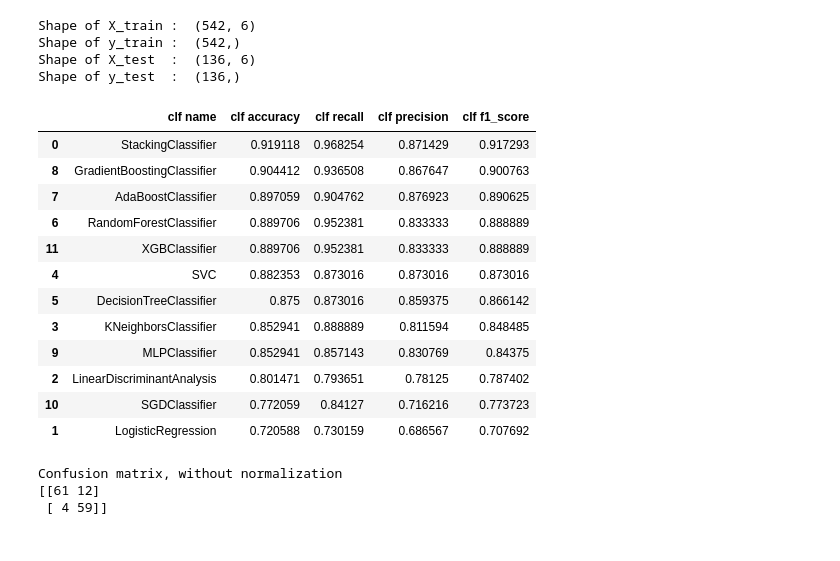
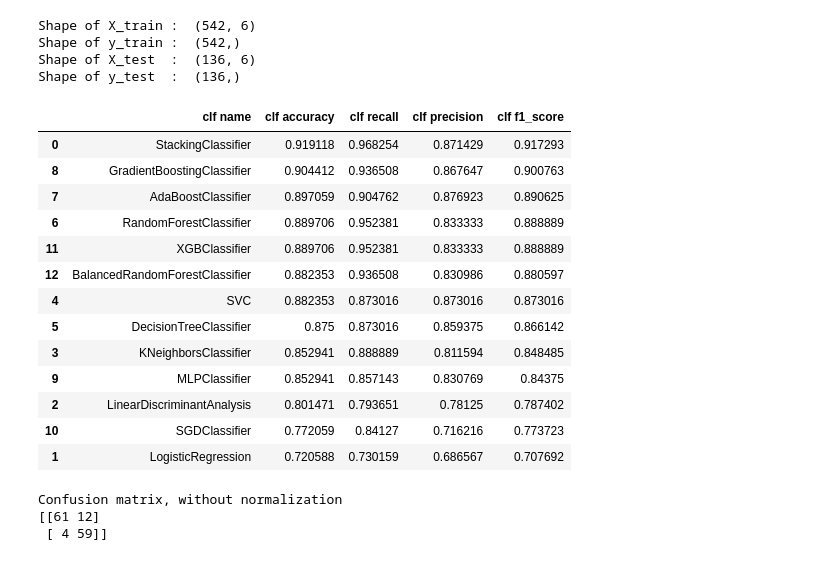
Before and after one commit to HamzaOulaarbi/PREDECTIVE-MAINTENANCE_UNBALANCED-DATA, a Jupyter notebook: Machine Predictive Maintenance_Binary Classification.ipynb, the cells around one changed output. Drawn from its saved outputs; the diff is of its cells as text; code cells hidden in the pictures.

```diff
--- a/Machine Predictive Maintenance_Binary Classification.ipynb
+++ b/Machine Predictive Maintenance_Binary Classification.ipynb
@@ -247,7 +247,7 @@ def split_norm (X,y):
 # Modeling
 # %%
 random_state=0
-def training(X_train,y_train):
+def training(X_train,y_train,X_test,y_test):
 
 
     RFR=RandomForestClassifier(
@@ -464,14 +464,15 @@ Shape of y_test  :  (136,)
 #X_under_sample, y_under_sample = RandomUnderSampler(random_state=0).fit_resample(X,y)
 #X_train,y_train, X_test,y_test= split_norm(X_under_sample, y_under_sample)
 # %%
-training(X_train,y_train)
+training(X_train,y_train,X_test,y_test)
 # %% [output]
 |  | clf name | clf accuracy | clf recall | clf precision | clf f1_score |
 | 0 | StackingClassifier | 0.919118 | 0.968254 | 0.871429 | 0.917293 |
 | 8 | GradientBoostingClassifier | 0.904412 | 0.936508 | 0.867647 | 0.900763 |
 | 7 | AdaBoostClassifier | 0.897059 | 0.904762 | 0.876923 | 0.890625 |
 | 6 | RandomForestClassifier | 0.889706 | 0.952381 | 0.833333 | 0.888889 |
 | 11 | XGBClassifier | 0.889706 | 0.952381 | 0.833333 | 0.888889 |
+| 12 | BalancedRandomForestClassifier | 0.882353 | 0.936508 | 0.830986 | 0.880597 |
 | 4 | SVC | 0.882353 | 0.873016 | 0.873016 | 0.873016 |
 | 5 | DecisionTreeClassifier | 0.875 | 0.873016 | 0.859375 | 0.866142 |
 | 3 | KNeighborsClassifier | 0.852941 | 0.888889 | 0.811594 | 0.848485 |
```
Also changed, not shown: parts of 7 cells of this notebook.
